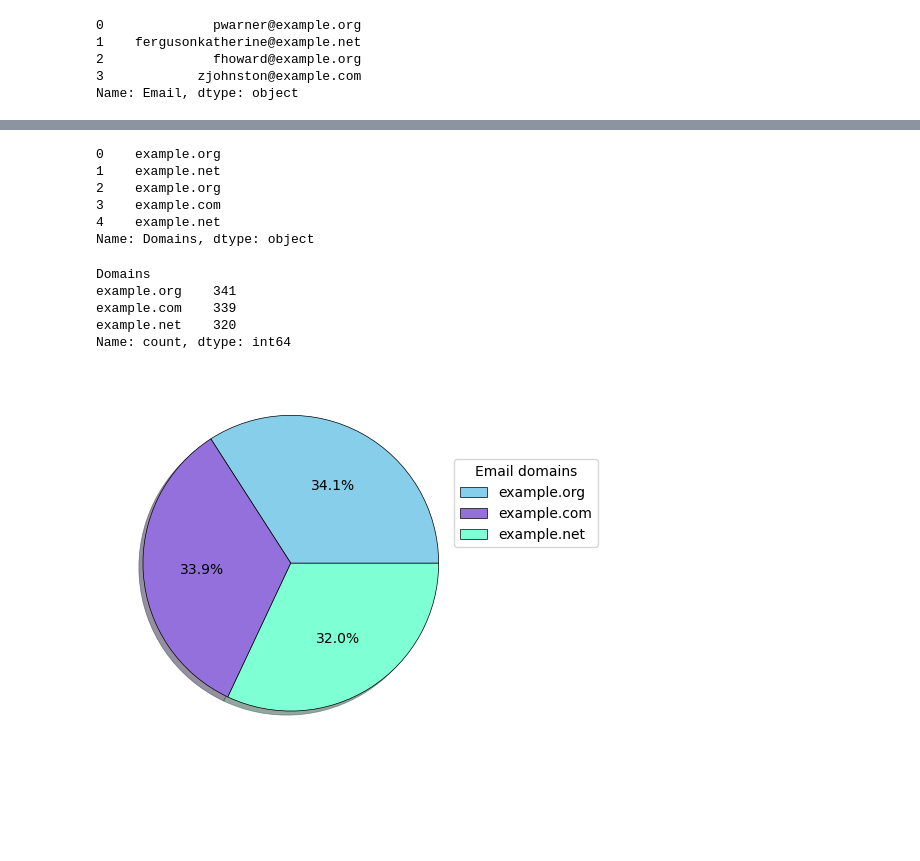
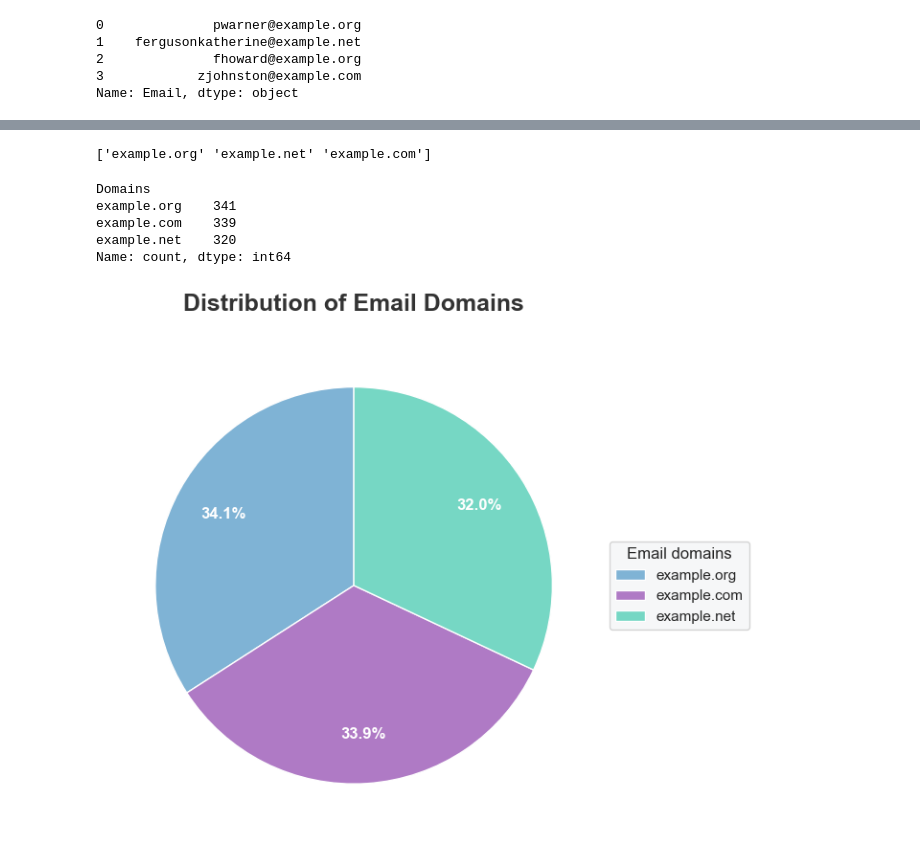
Before and after one commit to AnnaLozenko/PFDA_assignments, a Jupyter notebook: assignment03-pie.ipynb, the cells around one changed output, grey strips where cells are left out. Saved outputs shown, nothing was run; the diff lists cells and outputs as text; code cells hidden in the pictures; blank space fills up the shorter version.

```diff
--- a/assignment03-pie.ipynb
+++ b/assignment03-pie.ipynb
@@ -69,10 +57,6 @@ print(data.head())
 # %%
-print(data["Domains"].head())
+#check unique domains
+print(data["Domains"].unique())
 # %% [output]
-0    example.org
-1    example.net
-2    example.org
-3    example.com
-4    example.net
-Name: Domains, dtype: object
+['example.org' 'example.net' 'example.com']
 # %%
@@ -84,21 +69,54 @@ example.org    341
 example.com    339
 example.net    320
 Name: count, dtype: int64
-# %%
-fig, ax = plt.subplots()
-#define labels
-labels = ["example.org", "example.com", "example.net"]
-#define colors
-colors = ["skyblue", "mediumpurple", "aquamarine"]
-#set borders for edges
-wedgeprops = {"edgecolor" : "black",
-                      'linewidth': 0.5,
-                      'antialiased': True}
-#create the plot
-ax.pie(domain_counts,
-       colors=colors, shadow=True, autopct="%1.1f%%", wedgeprops=wedgeprops);
-#create the legend and modify its position
-plt.legend(title = "Email domains", labels=labels, loc='best', bbox_to_anchor=(0.85, 0.3, 0.5, 0.5));
-plt.show()
-# %% [output]
-[figure, removed]
+# %%
+# Create a pie chart of the email domains
+
+sns.set_theme(style="whitegrid") # set a clean seaborn theme
+
+colors = ["#7fb3d5", "#af7ac5", "#76d7c4"]   # refined skyblue, purple, aquamarine
+labels = ["example.org", "example.com", "example.net"]
+
+fig, ax = plt.subplots(figsize=(10, 6))
+
+# Create the pie chart
+wedges, texts, autotexts = ax.pie(
+    domain_counts,
+    colors=colors,
+    shadow=False,
+    startangle=90,         # makes the first wedge start at top
+    autopct="%1.1f%%",
+    pctdistance=0.75,      # keeps labels well inside
+    textprops={"fontsize": 12, "color": "#333"}
+)
+
+# style percentage labels
+for t in autotexts:
+    t.set_color("white")
+    t.set_fontweight("bold")
+    t.set_fontsize(12)
+
+# Set title
+ax.set_title(
+   "Distribution of Email Domains",
+    fontsize=18,
+    fontweight="bold",
+    color="#333",
+    pad=20
+)
+
+# Add legend
+legend = plt.legend(
+    title="Email domains",
+    labels=labels,
+    loc='center left',
+    bbox_to_anchor=(1.0, 0.5),
+    frameon=True
+)
+
+legend.get_frame().set_facecolor("#f4f6f7") # light gray-blue background for legend
+
+plt.tight_layout()
+plt.show()
+# %% [output]
+[figure, added]
```
Also changed, not shown: parts of 6 cells of this notebook.
